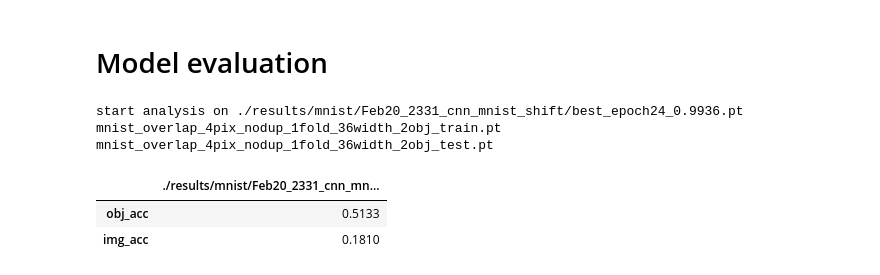
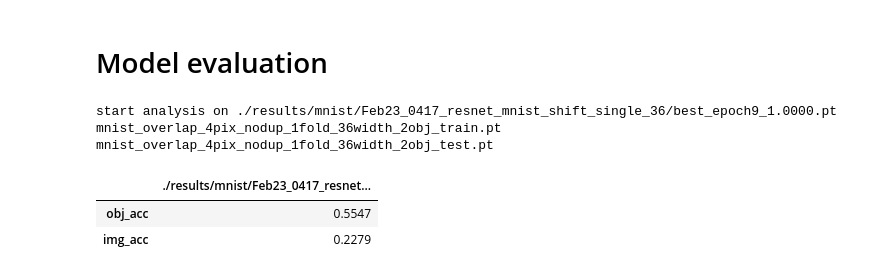
Before and after one commit to ahnchive/ORA-recognition, a Jupyter notebook: notebook/eval_performance_cnn_multi.ipynb, the cells around one changed output. Drawn from its saved outputs; the diff is of its cells as text; code cells hidden in the pictures.

```diff
--- a/notebook/eval_performance_cnn_multi.ipynb
+++ b/notebook/eval_performance_cnn_multi.ipynb
@@ -71,43 +71,43 @@ if cnn_type == '2conv':
     ]
 elif cnn_type == 'resnet':
     modellist = [
-        './results/mnist/Feb23_0417_resnet_mnist_shift_single_36/best_epoch9_1.0000.pt'
-        # './results/mnist/Feb21_0709_resnet_mnist_multi/best_epoch24_0.9788.pt',
-        # './results/mnist/Feb22_1645_resnet_mnist_multi_high/best_epoch32_0.9584.pt',
+        './results/mnist/Feb23_0417_resnet_mnist_shift_single_36/best_epoch9_1.0000.pt', #single shift
+        # './results/mnist/Feb21_0709_resnet_mnist_multi/best_epoch24_0.9788.pt', # multi
+        # './results/mnist/Feb22_1645_resnet_mnist_multi_high/best_epoch32_0.9584.pt', # multi highoverlap
 
     ]
 
 
 df = pd.DataFrame()
 for i, load_model_path in enumerate(modellist):
 
     print(f'start analysis on {load_model_path}')
 
     if cnn_type=='2conv':
         cnn = Net(feature_size_after_conv=16384, num_classes= num_classes).to(DEVICE)
     elif cnn_type=='resnet':
         cnn = ResNet(in_channels=1, resblock= ResBlock, outputs=10).to(DEVICE)
     else:
         raise NotImplementedError
 
     # load the trained weights
     cnn.load_state_dict(torch.load(load_model_path))
 
     x_all, y_all, pred_all, obj_accs_all, img_accs_all = evaluate_cnn(cnn, task, num_targets)
 
     obj_acc = obj_accs_all.mean().item()
     img_acc = img_accs_all.mean().item()
 
     df[load_model_path]= [obj_acc, img_acc]
 
 df.index = ['obj_acc', 'img_acc']
 # df.index = np.arange(1, len(df)+1)
 # df.loc['AVERAGE'] = df.mean()
 
 df
 # %% [output]
-start analysis on ./results/mnist/Feb20_2331_cnn_mnist_shift/best_epoch24_0.9936.pt
+start analysis on ./results/mnist/Feb23_0417_resnet_mnist_shift_single_36/best_epoch9_1.0000.pt
 mnist_overlap_4pix_nodup_1fold_36width_2obj_train.pt mnist_overlap_4pix_nodup_1fold_36width_2obj_test.pt
-|  | ./results/mnist/Feb20_2331_cnn_mn... |
-| obj_acc | 0.5133 |
-| img_acc | 0.1810 |
+|  | ./results/mnist/Feb23_0417_resnet... |
+| obj_acc | 0.5547 |
+| img_acc | 0.2279 |
```
Also changed, not shown: 2 other files.
